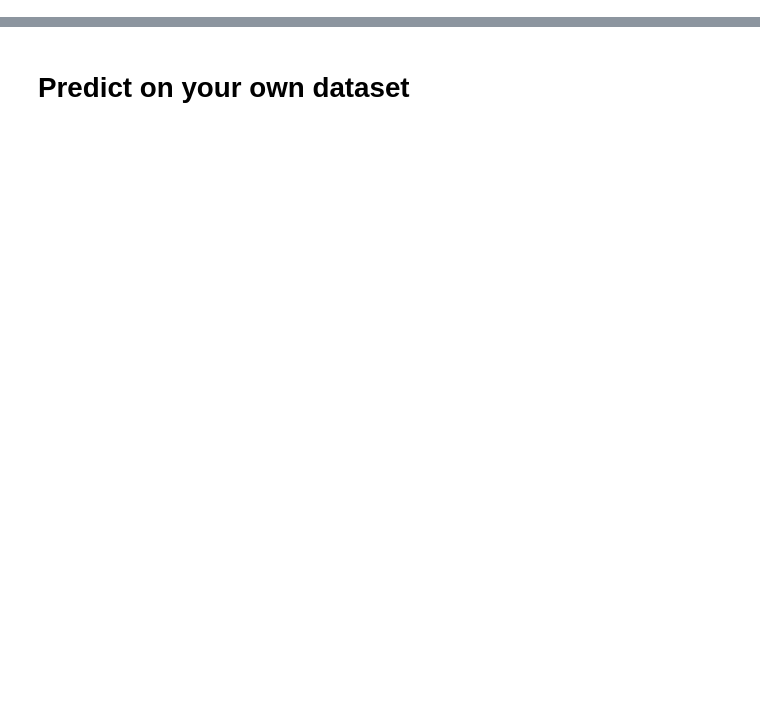
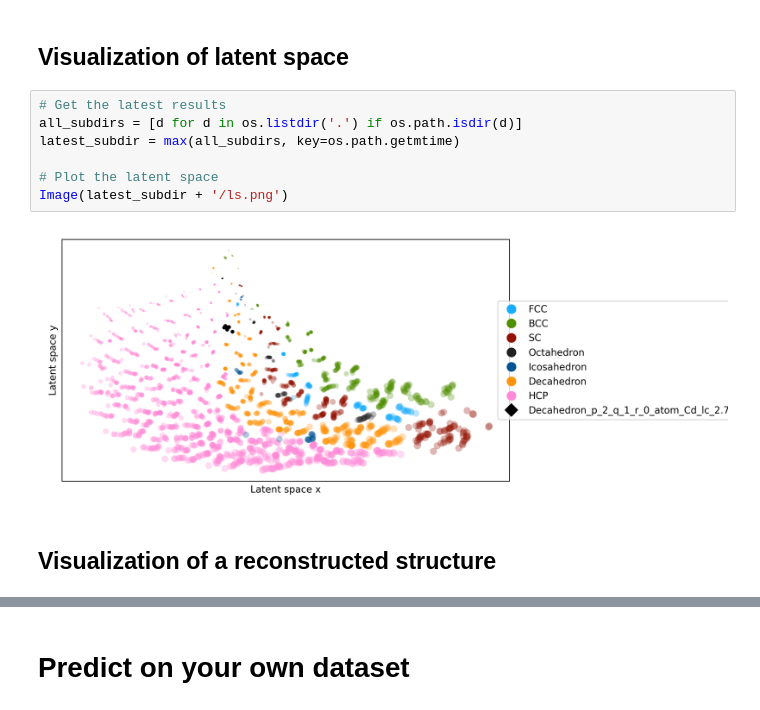
Before and after one commit to EmilSkaaning/DeepStruc, a Jupyter notebook: DeepStruc.ipynb, the cells around one changed output, grey strips where cells are left out. Drawn from its saved outputs; the diff is of its cells as text; blank space fills up the shorter version.

```diff
--- a/DeepStruc.ipynb
+++ b/DeepStruc.ipynb
@@ -18,0 +64,13 @@ fatal: could not read Username for 'https://github.com': No such device or addre
+# %% [markdown]
+## Visualization of latent space
+# %%
+# Get the latest results
+all_subdirs = [d for d in os.listdir('.') if os.path.isdir(d)]
+latest_subdir = max(all_subdirs, key=os.path.getmtime)
+
+# Plot the latent space
+Image(latest_subdir + '/ls.png')
+# %% [output]
+[figure, added]
+# %% [markdown]
+## Visualization of a reconstructed structure
```
Also changed, not shown: parts of 19 cells of this notebook.
